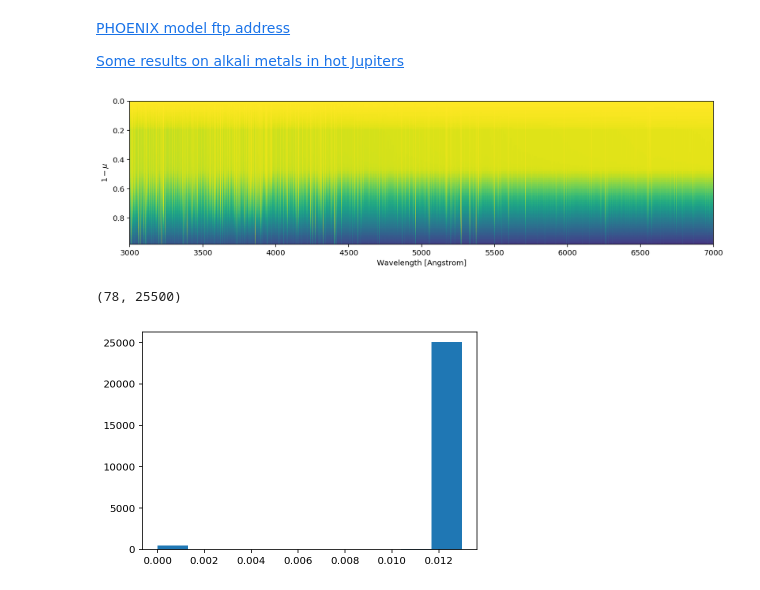
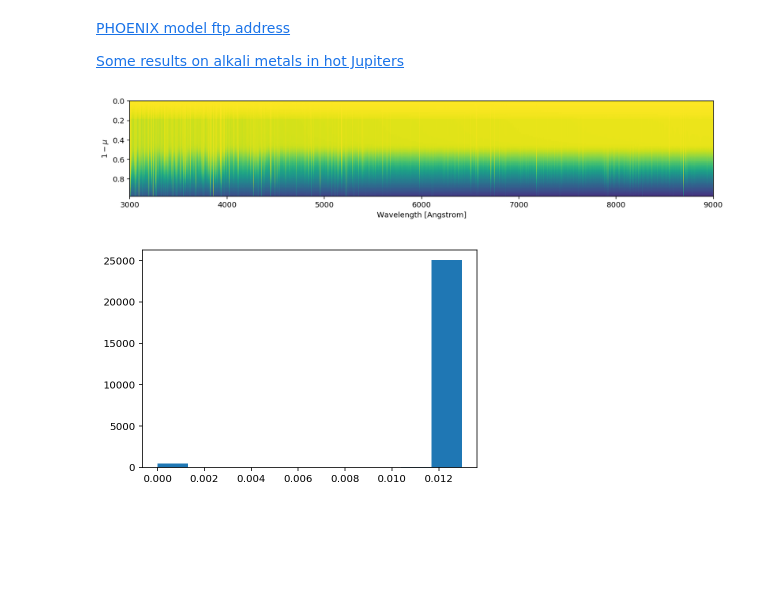
Before and after one commit to bmorris3/nograystars, a Jupyter notebook: concept.ipynb, the cells around one changed output. Drawn from its saved outputs; the diff is of its cells as text; code cells hidden in the pictures; blank space fills up the shorter version.

```diff
--- a/concept.ipynb
+++ b/concept.ipynb
@@ -19,28 +19,27 @@ wavelengths_vacuum = fits.getdata(wavelength_path)
 # %%
 from astropy.io import fits
 
 mu = fits.open("data/lte04800-4.50-0.0.PHOENIX-ACES-AGSS-COND-SPECINT-2011.fits")[1].data
 mu_vs_lam = fits.getdata("data/lte05800-4.50-0.0.PHOENIX-ACES-AGSS-COND-SPECINT-2011.fits")
 mu_vs_lam /= mu_vs_lam.max(axis=0)
 
 header = fits.getheader("data/lte05800-4.50-0.0.PHOENIX-ACES-AGSS-COND-SPECINT-2011.fits")
 
 wavelengths = header['CRVAL1'] + np.arange(0, mu_vs_lam.shape[1]) * header['CDELT1']
 
 one_minus_mu = 1 - mu
 extent = [wavelengths.min(), wavelengths.max(),
           one_minus_mu.max(), one_minus_mu.min()]
 fig, ax = plt.subplots(figsize=(14, 10))
-ax.imshow(np.log(mu_vs_lam), extent=extent, origin='lower')
-ax.set_xlim([3000, 7000])
+ax.imshow(np.log(mu_vs_lam), extent=extent, origin='lower',
+          interpolation='nearest')
+ax.set_xlim([3000, 9000])
+# ax.set_xlim([6560, 6570])
 ax.set_aspect(1000)
+# ax.set_aspect(10)
 ax.set(xlabel='Wavelength [Angstrom]', ylabel='$1 - \mu$');
 # %% [output]
-[figure, old version]
+[figure, new version]
-# %%
-mu_vs_lam.shape
-# %% [output]
-(78, 25500)
 # %%
 plt.hist(np.mean(np.diff(mu_vs_lam, axis=0), axis=0));
 # %% [output]
```
Also changed, not shown: parts of 16 cells of this notebook.
